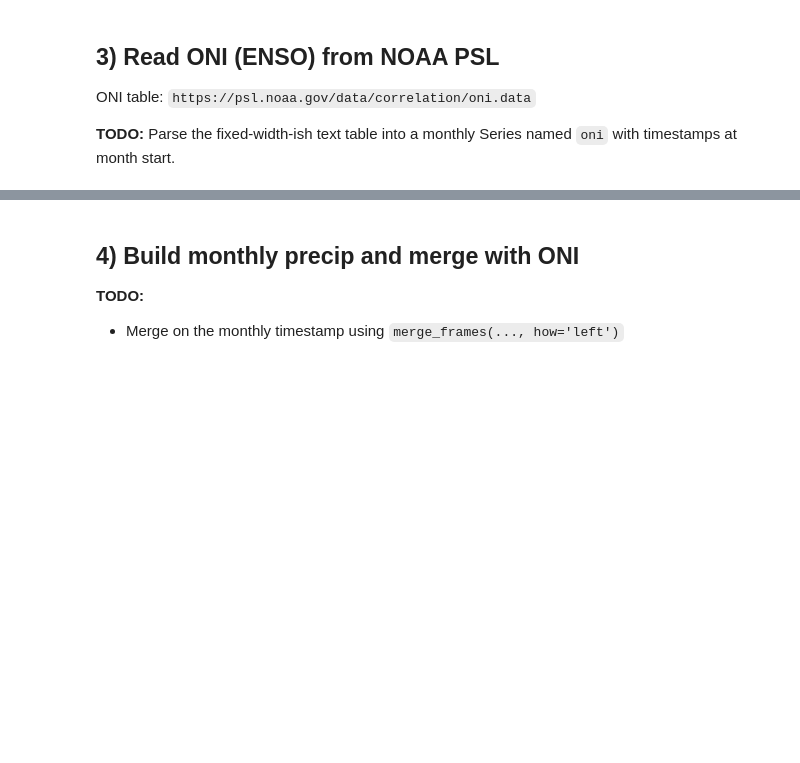
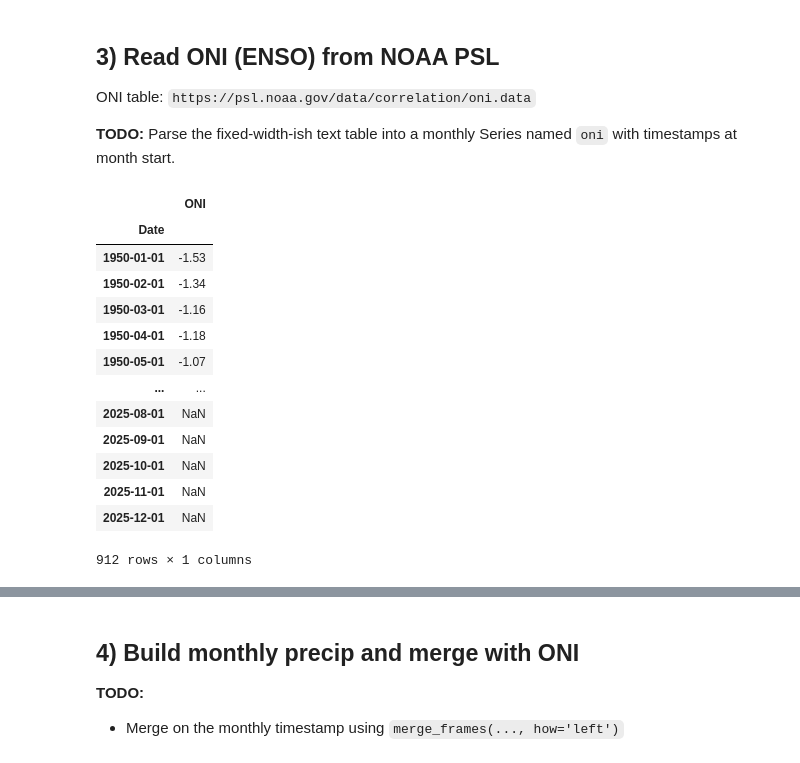
Before and after one commit to heschmidt/ATMS-523-Module-4-CheckIn, a Jupyter notebook: notebooks/houston_prcp_enso_Check-In.ipynb, the cells around one changed output, grey strips where cells are left out. Cells and saved outputs as stored; diff of their text form; code cells hidden in the pictures; blank space fills up the shorter version.

```diff
--- a/notebooks/houston_prcp_enso_Check-In.ipynb
+++ b/notebooks/houston_prcp_enso_Check-In.ipynb
@@ -121,3 +101,45 @@ os.environ["SSL_CERT_FILE"] = certifi.where()
+# %%
+# Manually imported because of SSL Verification errors
+
+from datetime import datetime
+
+oni = pd.read_csv('oni.csv', header=None, engine='python')
+
+oni = oni.copy()
+oni[0] = pd.to_numeric(oni[0], errors='coerce').astype('Int64')
+oni = oni.dropna(subset=[0]).sort_values(by=0).reset_index(drop=True)
+
+
+month_cols = [c for c in range(1, 13) if c in oni.columns]
+oni = oni[[0] + month_cols]
+
+oni_new = pd.DataFrame({
+    'Date': pd.date_range(start=datetime(int(oni[0].iloc[0]), 1, 1),
+                          end=datetime(int(oni[0].iloc[-1]), 12, 1),
+                          freq='MS')
+}).set_index('Date')
+
+values = oni.loc[:, month_cols].apply(pd.to_numeric, errors='coerce').to_numpy().ravel(order='C')
+
+assert len(values) == len(oni_new), f"Length mismatch: values={len(values)} dates={len(oni_new)}"
+oni_new['ONI'] = values
+
+oni_new
+# %% [output]
+|  | ONI |
+| Date |  |
+| 1950-01-01 | -1.53 |
+| 1950-02-01 | -1.34 |
+| 1950-03-01 | -1.16 |
+| 1950-04-01 | -1.18 |
+| 1950-05-01 | -1.07 |
+| ... | ... |
+| 2025-08-01 | NaN |
+| 2025-09-01 | NaN |
+| 2025-10-01 | NaN |
+| 2025-11-01 | NaN |
+| 2025-12-01 | NaN |
+912 rows × 1 columns
 # %%
 ONI_URL = 'https://psl.noaa.gov/data/correlation/oni.data'
 
```
Also changed, not shown: parts of 6 cells of this notebook, 1 other file.
